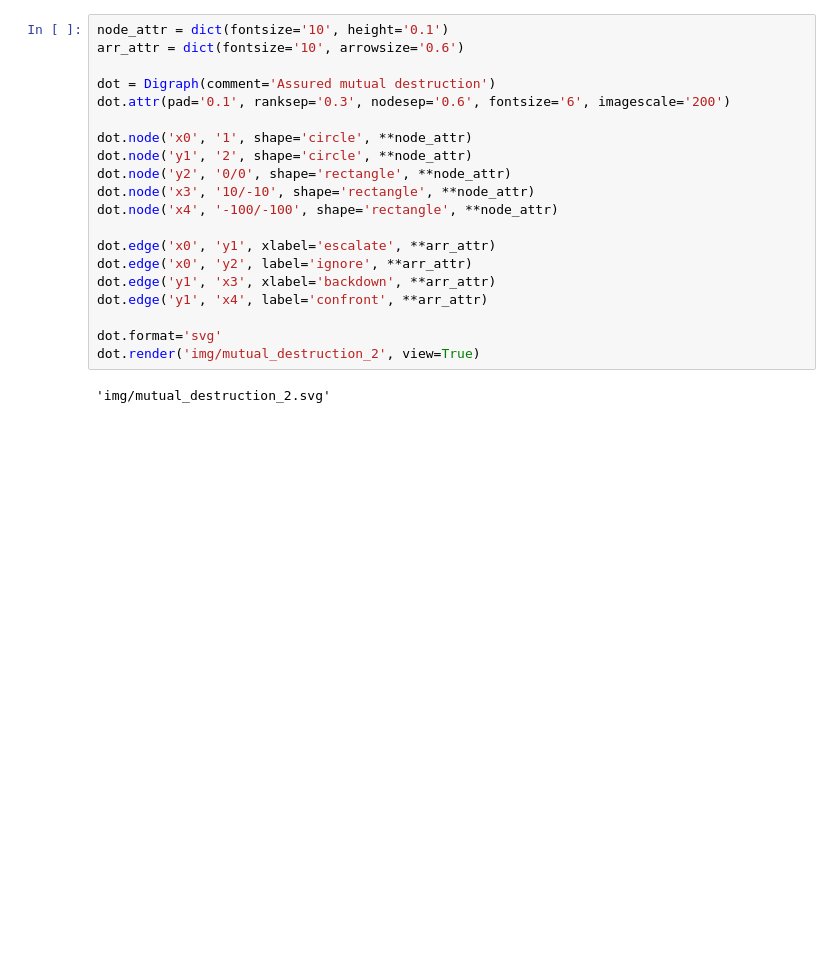
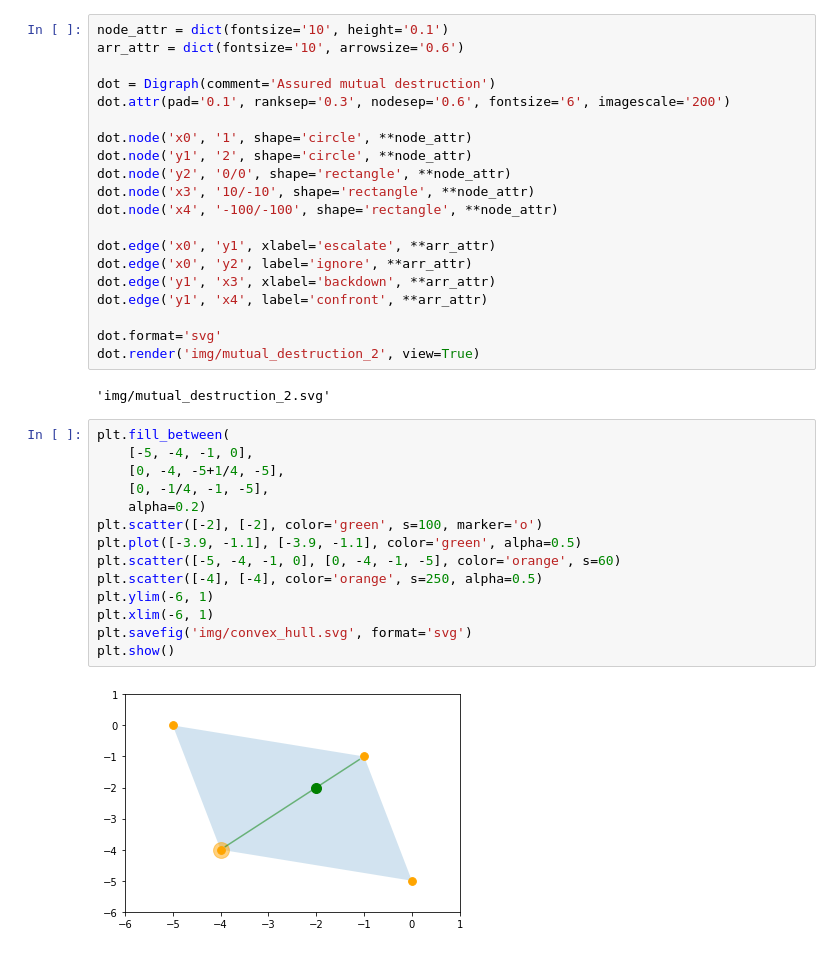
Before and after one commit to QuentinDuval/MLIntro, a Jupyter notebook: ml/0_basic_game_theory.ipynb, the cells around one changed output. Drawn from its saved outputs; the diff is of its cells as text; blank space fills up the shorter version.

```diff
--- a/ml/0_basic_game_theory.ipynb
+++ b/ml/0_basic_game_theory.ipynb
@@ -618,3 +630,19 @@ dot.format='svg'
 dot.render('img/mutual_destruction_2', view=True)
 # %% [output]
 'img/mutual_destruction_2.svg'
+# %%
+plt.fill_between(
+    [-5, -4, -1, 0],
+    [0, -4, -5+1/4, -5],
+    [0, -1/4, -1, -5],
+    alpha=0.2)
+plt.scatter([-2], [-2], color='green', s=100, marker='o')
+plt.plot([-3.9, -1.1], [-3.9, -1.1], color='green', alpha=0.5)
+plt.scatter([-5, -4, -1, 0], [0, -4, -1, -5], color='orange', s=60)
+plt.scatter([-4], [-4], color='orange', s=250, alpha=0.5)
+plt.ylim(-6, 1)
+plt.xlim(-6, 1)
+plt.savefig('img/convex_hull.svg', format='svg')
+plt.show()
+# %% [output]
+[figure, added]
```
Also changed, not shown: parts of 1 cell of this notebook, 1 other file.
